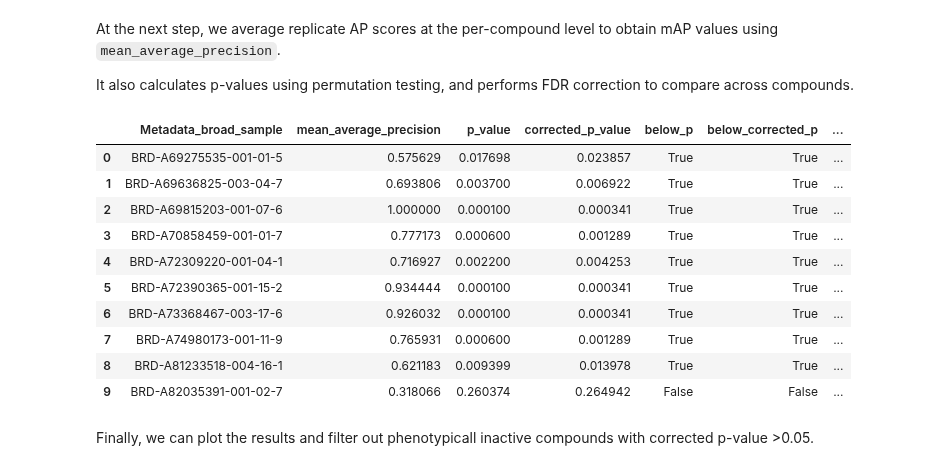
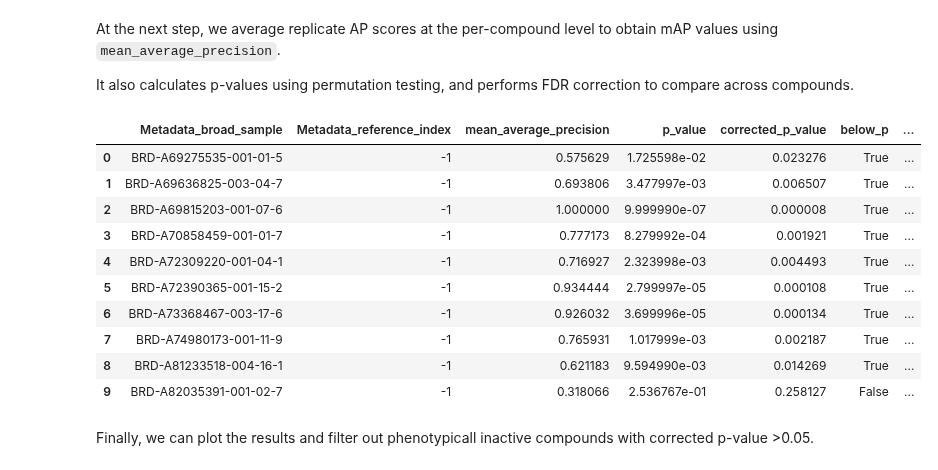
Before and after one commit to cytomining/copairs, a Jupyter notebook: examples/mAP_demo.ipynb, the cells around one changed output. Cells and saved outputs as stored; diff of their text form; code cells hidden in the pictures.

```diff
--- a/examples/mAP_demo.ipynb
+++ b/examples/mAP_demo.ipynb
@@ -130,7 +130,7 @@ Next, we define the rules by which profiles are grouped based on metadata:
 * Profiles that form a negative pair do not need to be same in any of the metatada columns, so we keep `neg_sameby` empty.
 # %%
 # positive pairs are replicates of the same treatment
-pos_sameby = ["Metadata_broad_sample"]
+pos_sameby = ["Metadata_broad_sample", "Metadata_reference_index"]
 pos_diffby = []
 
 neg_sameby = []
@@ -169,22 +169,22 @@ At the next step, we average replicate AP scores at the per-compound level to ob
 It also calculates p-values using permutation testing, and performs FDR correction to compare across compounds.
 # %%
 replicate_maps = map.mean_average_precision(
-    replicate_aps, pos_sameby, null_size=10000, threshold=0.05, seed=0
+    replicate_aps, pos_sameby, null_size=1000000, threshold=0.05, seed=0
 )
 replicate_maps["-log10(p-value)"] = -replicate_maps["corrected_p_value"].apply(np.log10)
 replicate_maps.head(10)
 # %% [output]
-|  | Metadata_broad_sample | mean_average_precision | p_value | corrected_p_value | below_p | below_corrected_p | ... |
-| 0 | BRD-A69275535-001-01-5 | 0.575629 | 0.017698 | 0.023857 | True | True | ... |
-| 1 | BRD-A69636825-003-04-7 | 0.693806 | 0.003700 | 0.006922 | True | True | ... |
-| 2 | BRD-A69815203-001-07-6 | 1.000000 | 0.000100 | 0.000341 | True | True | ... |
-| 3 | BRD-A70858459-001-01-7 | 0.777173 | 0.000600 | 0.001289 | True | True | ... |
-| 4 | BRD-A72309220-001-04-1 | 0.716927 | 0.002200 | 0.004253 | True | True | ... |
-| 5 | BRD-A72390365-001-15-2 | 0.934444 | 0.000100 | 0.000341 | True | True | ... |
-| 6 | BRD-A73368467-003-17-6 | 0.926032 | 0.000100 | 0.000341 | True | True | ... |
-| 7 | BRD-A74980173-001-11-9 | 0.765931 | 0.000600 | 0.001289 | True | True | ... |
-| 8 | BRD-A81233518-004-16-1 | 0.621183 | 0.009399 | 0.013978 | True | True | ... |
-| 9 | BRD-A82035391-001-02-7 | 0.318066 | 0.260374 | 0.264942 | False | False | ... |
+|  | Metadata_broad_sample | Metadata_reference_index | mean_average_precision | p_value | corrected_p_value | below_p | ... |
+| 0 | BRD-A69275535-001-01-5 | -1 | 0.575629 | 1.725598e-02 | 0.023276 | True | ... |
+| 1 | BRD-A69636825-003-04-7 | -1 | 0.693806 | 3.477997e-03 | 0.006507 | True | ... |
+| 2 | BRD-A69815203-001-07-6 | -1 | 1.000000 | 9.999990e-07 | 0.000008 | True | ... |
+| 3 | BRD-A70858459-001-01-7 | -1 | 0.777173 | 8.279992e-04 | 0.001921 | True | ... |
+| 4 | BRD-A72309220-001-04-1 | -1 | 0.716927 | 2.323998e-03 | 0.004493 | True | ... |
+| 5 | BRD-A72390365-001-15-2 | -1 | 0.934444 | 2.799997e-05 | 0.000108 | True | ... |
+| 6 | BRD-A73368467-003-17-6 | -1 | 0.926032 | 3.699996e-05 | 0.000134 | True | ... |
+| 7 | BRD-A74980173-001-11-9 | -1 | 0.765931 | 1.017999e-03 | 0.002187 | True | ... |
+| 8 | BRD-A81233518-004-16-1 | -1 | 0.621183 | 9.594990e-03 | 0.014269 | True | ... |
+| 9 | BRD-A82035391-001-02-7 | -1 | 0.318066 | 2.536767e-01 | 0.258127 | False | ... |
 # %% [markdown]
 Finally, we can plot the results and filter out phenotypicall inactive compounds with corrected p-value >0.05.
 # %%
```
Also changed, not shown: parts of 3 cells of this notebook.
